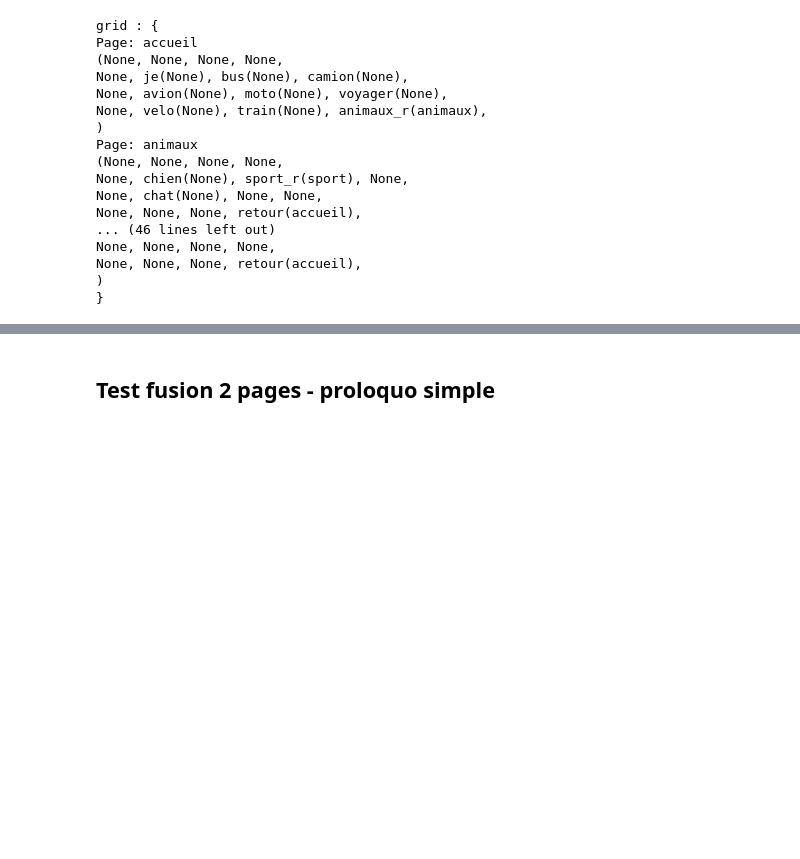
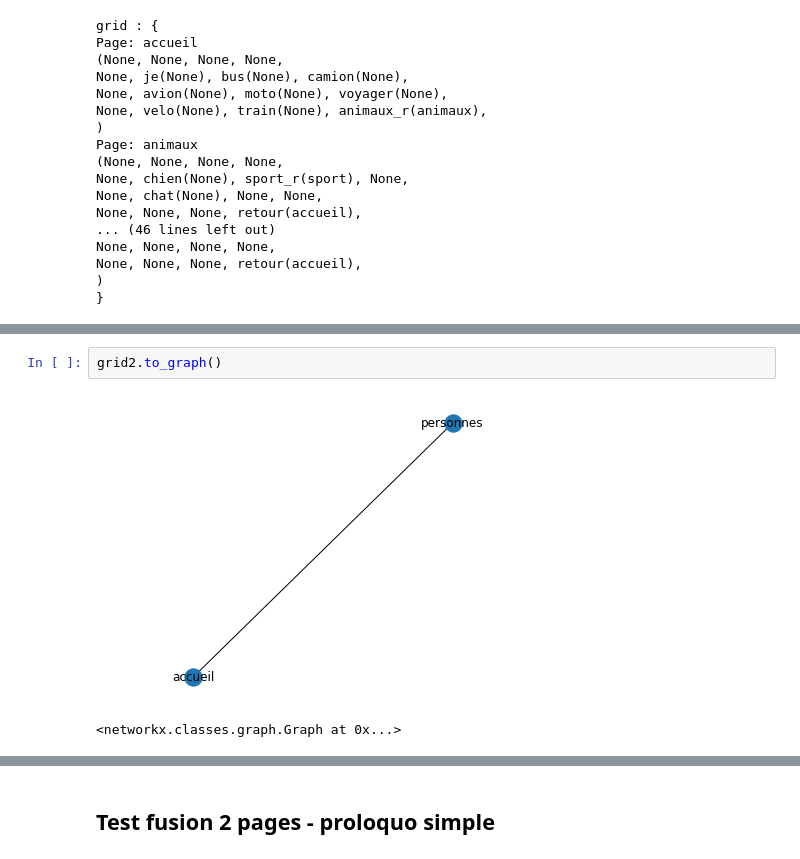
Before and after one commit to CarlosVargasF/grid_generation, a Jupyter notebook: gen_init.ipynb, the cells around one changed output, grey strips where cells are left out. Drawn from its saved outputs; the diff is of its cells as text; blank space fills up the shorter version.

```diff
--- a/gen_init.ipynb
+++ b/gen_init.ipynb
@@ -784,3 +875,8 @@ None, None, None, retour(accueil),
+# %%
+grid2.to_graph()
+# %% [output]
+[figure, added]
+<networkx.classes.graph.Graph at 0x...>
 # %%
 grid3.to_graph()
 # %% [output]
```
Also changed, not shown: parts of 15 cells of this notebook, 2 other files.
